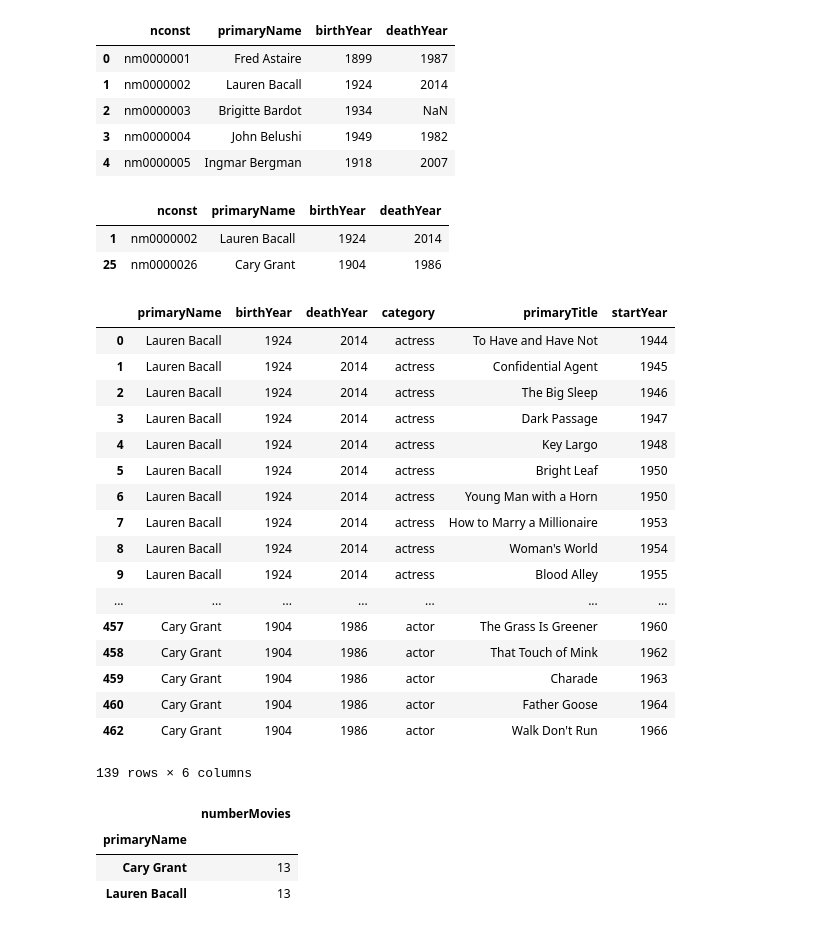
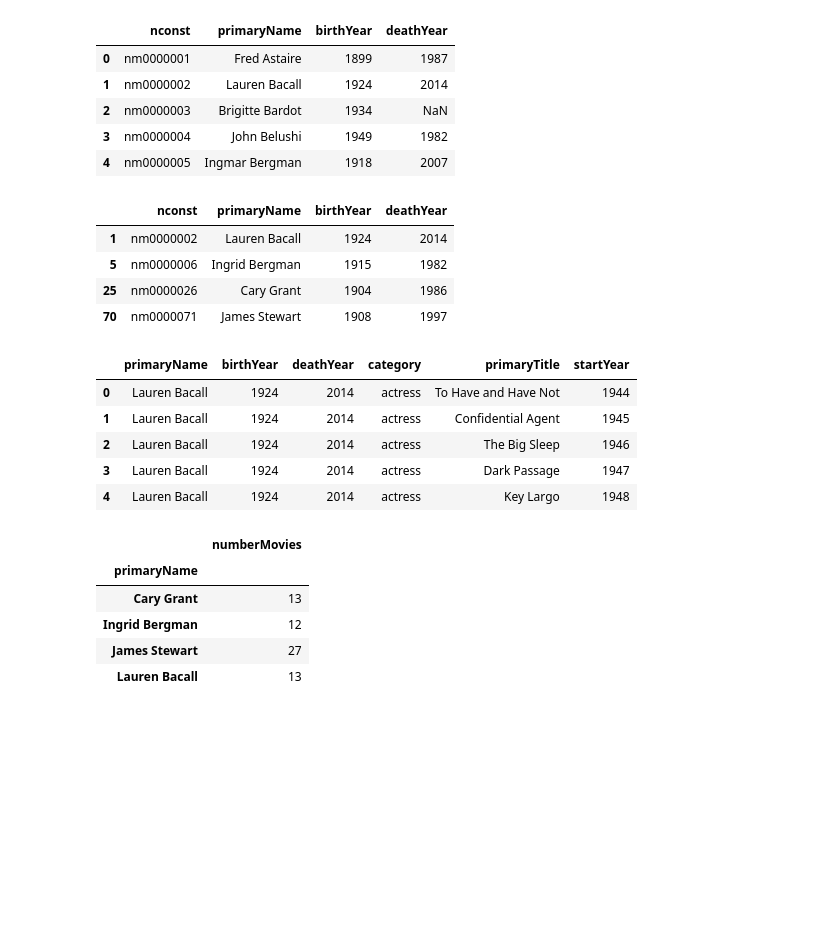
Before and after one commit to MaximeKan/Statistical-Modeling, a Jupyter notebook: Actors_movie_counts.ipynb, the cells around one changed output. Saved outputs shown, nothing was run; the diff lists cells and outputs as text; code cells hidden in the pictures; blank space fills up the shorter version.

```diff
--- a/Actors_movie_counts.ipynb
+++ b/Actors_movie_counts.ipynb
@@ -72,15 +75,19 @@ names.head()
 | 3 | nm0000004 | John Belushi | 1949 | 1982 |
 | 4 | nm0000005 | Ingmar Bergman | 1918 | 2007 |
 # %%
-actors = ["Lauren Bacall", "Cary Grant"]
+actors = ["Lauren Bacall", "Cary Grant", "Ingrid Bergman", "James Stewart"]
 # %%
 names_actors = names[names.primaryName.isin(actors)].head(len(actors))
+# %%
+names_actors = names_actors[names_actors.deathYear >= endYear]
 # %%
 names_actors
 # %% [output]
 |  | nconst | primaryName | birthYear | deathYear |
 | 1 | nm0000002 | Lauren Bacall | 1924 | 2014 |
+| 5 | nm0000006 | Ingrid Bergman | 1915 | 1982 |
 | 25 | nm0000026 | Cary Grant | 1904 | 1986 |
+| 70 | nm0000071 | James Stewart | 1908 | 1997 |
 # %%
 cast_actors = pd.merge(names_actors, cast, on = 'nconst')
 # %%
@@ -90,23 +97,11 @@ movie_list = movie_actors[['primaryName','birthYear','deathYear','category','pri
 # %%
 movie_list = movie_list[movie_list.category.isin(['actor','actress'])]
 # %%
-movie_list
+movie_list.head()
 # %% [output]
 |  | primaryName | birthYear | deathYear | category | primaryTitle | startYear |
 | 0 | Lauren Bacall | 1924 | 2014 | actress | To Have and Have Not | 1944 |
 | 1 | Lauren Bacall | 1924 | 2014 | actress | Confidential Agent | 1945 |
 | 2 | Lauren Bacall | 1924 | 2014 | actress | The Big Sleep | 1946 |
 | 3 | Lauren Bacall | 1924 | 2014 | actress | Dark Passage | 1947 |
 | 4 | Lauren Bacall | 1924 | 2014 | actress | Key Largo | 1948 |
-| 5 | Lauren Bacall | 1924 | 2014 | actress | Bright Leaf | 1950 |
-| 6 | Lauren Bacall | 1924 | 2014 | actress | Young Man with a Horn | 1950 |
-| 7 | Lauren Bacall | 1924 | 2014 | actress | How to Marry a Millionaire | 1953 |
-| 8 | Lauren Bacall | 1924 | 2014 | actress | Woman's World | 1954 |
-| 9 | Lauren Bacall | 1924 | 2014 | actress | Blood Alley | 1955 |
-| ... | ... | ... | ... | ... | ... | ... |
-| 457 | Cary Grant | 1904 | 1986 | actor | The Grass Is Greener | 1960 |
-| 458 | Cary Grant | 1904 | 1986 | actor | That Touch of Mink | 1962 |
-| 459 | Cary Grant | 1904 | 1986 | actor | Charade | 1963 |
-| 460 | Cary Grant | 1904 | 1986 | actor | Father Goose | 1964 |
-| 462 | Cary Grant | 1904 | 1986 | actor | Walk Don't Run | 1966 |
-139 rows × 6 columns
@@ -124,5 +116,7 @@ movie_counts.groupby('primaryName').agg({'numberMovies':'sum'})
 |  | numberMovies |
 | primaryName |  |
 | Cary Grant | 13 |
+| Ingrid Bergman | 12 |
+| James Stewart | 27 |
 | Lauren Bacall | 13 |
 # %%
```
Also changed, not shown: parts of 14 cells of this notebook.
